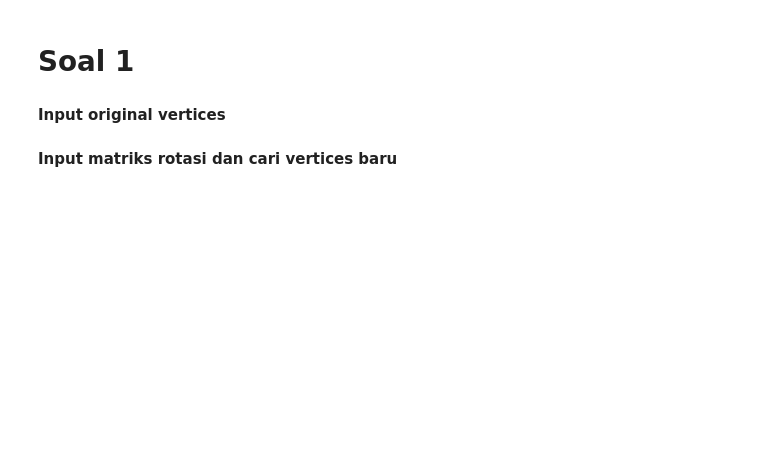
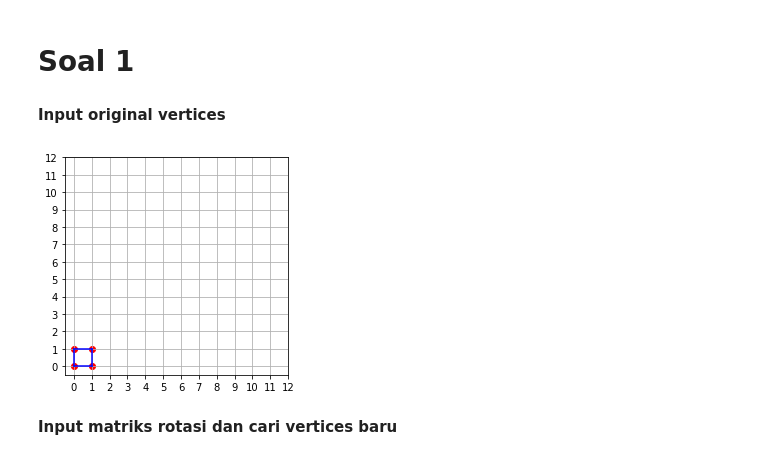
Before and after one commit to zoraulia/practice, a Jupyter notebook: linear-algebra/latihan08.ipynb, the cells around one changed output. Saved outputs shown, nothing was run; the diff lists cells and outputs as text; code cells hidden in the pictures; blank space fills up the shorter version.

```diff
--- a/linear-algebra/latihan08.ipynb
+++ b/linear-algebra/latihan08.ipynb
@@ -30,9 +30,14 @@ def plot_kotak(vertices):
 **Input original vertices**
 # %%
 # Tulis
-ori_vertices = ...
+ori_vertices = np.array([[0, 0],
+                        [1, 0],
+                        [1, 1],
+                        [0, 1]])
 
 # Plot
 plot_kotak(ori_vertices)
+# %% [output]
+[figure, added]
 # %% [markdown]
 **Input matriks rotasi dan cari vertices baru**
```
Also changed, not shown: parts of 21 cells of this notebook.
